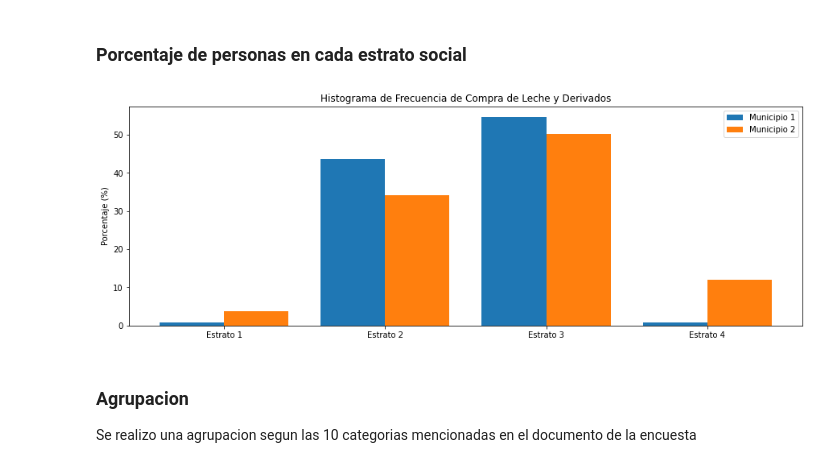
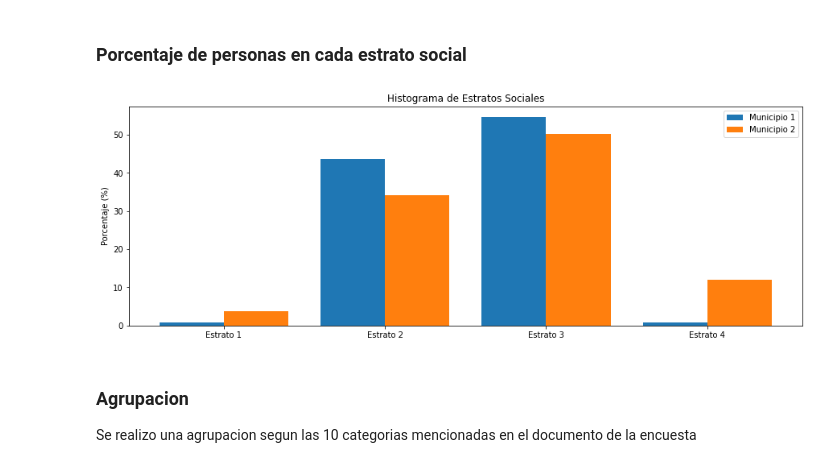
Before and after one commit to RosalynD/Consumo, a Jupyter notebook: Graficos.ipynb, the cells around one changed output. Saved outputs shown, nothing was run; the diff lists cells and outputs as text; code cells hidden in the pictures.

```diff
--- a/Graficos.ipynb
+++ b/Graficos.ipynb
@@ -85,7 +85,7 @@ def subcategorybar(X, vals, width=0.8, leg = ['Municipio 1', 'Municipio 2'], tit
         plt.bar(_X - width/2. + i/float(n)*width, vals[i],
                 width=width/float(n), align="edge")
     plt.xticks(_X, X)
-    plt.legend(leg)
+    plt.legend(leg, bbox_to_anchor=(1, 0, 0.5, 1))
     plt.title(title) if title!='' else None
     plt.ylabel('Frecuencia (personas)') if ya == 'F' else plt.ylabel('Porcentaje (%)')
     plt.show()
@@ -217,12 +217,12 @@ m2 = df[df['1.3. Municipio']==25175]
 # %%
 rcParams['figure.figsize']=15,5
 ser_1 = m1['2.2. ¿Cuál es el estrato socioeconómico que aparece en su recibo de la luz?']
 ser_2 = m2['2.2. ¿Cuál es el estrato socioeconómico que aparece en su recibo de la luz?']
 f1, p1, cod1, f2, p2, cod2 =  pltfig(ser_1 , ser_2, plot=False)
 #f1, p1, f2, p2, cod, names = normal(cod1, f1, p1, cod2, f2, p2,)
-subcategorybar(cod1, [p1, p2], ya='P', title='Histograma de Frecuencia de Compra de Leche y Derivados')
+subcategorybar(cod1, [p1, p2], ya='P', title='Histograma de Estratos Sociales')
 # %% [output]
-[figure, old version]
+[figure, new version]
 # %% [markdown]
 ### Agrupacion
 Se realizo una agrupacion segun las 10 categorias mencionadas en el documento de la encuesta
```
Also changed, not shown: parts of 25 cells of this notebook, 3 other files.
